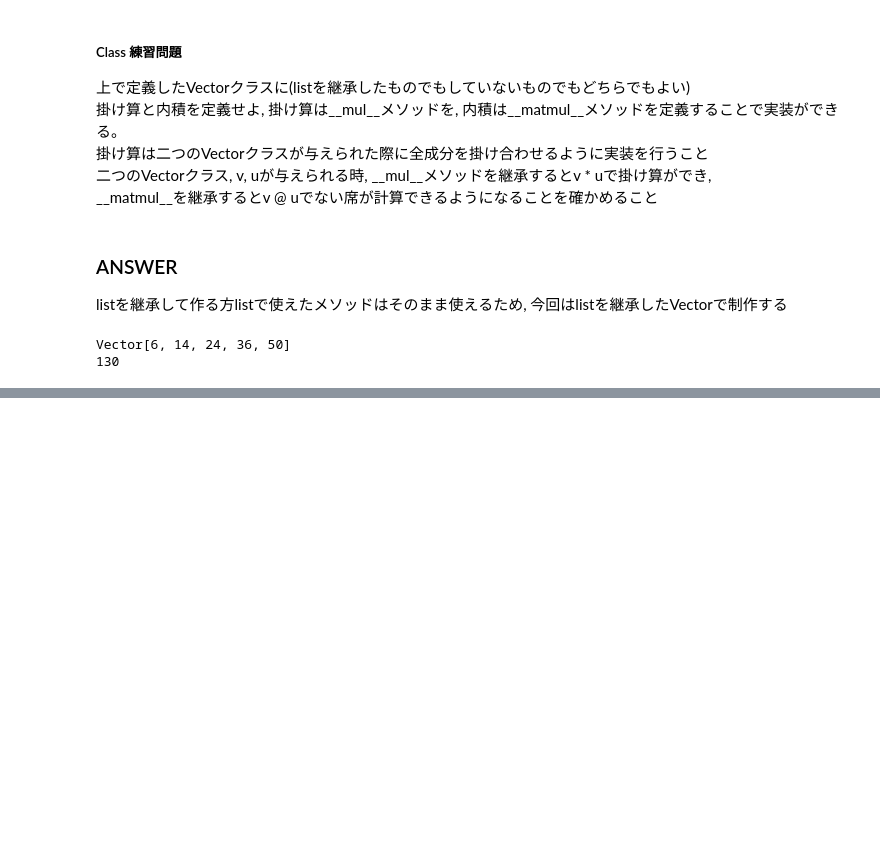
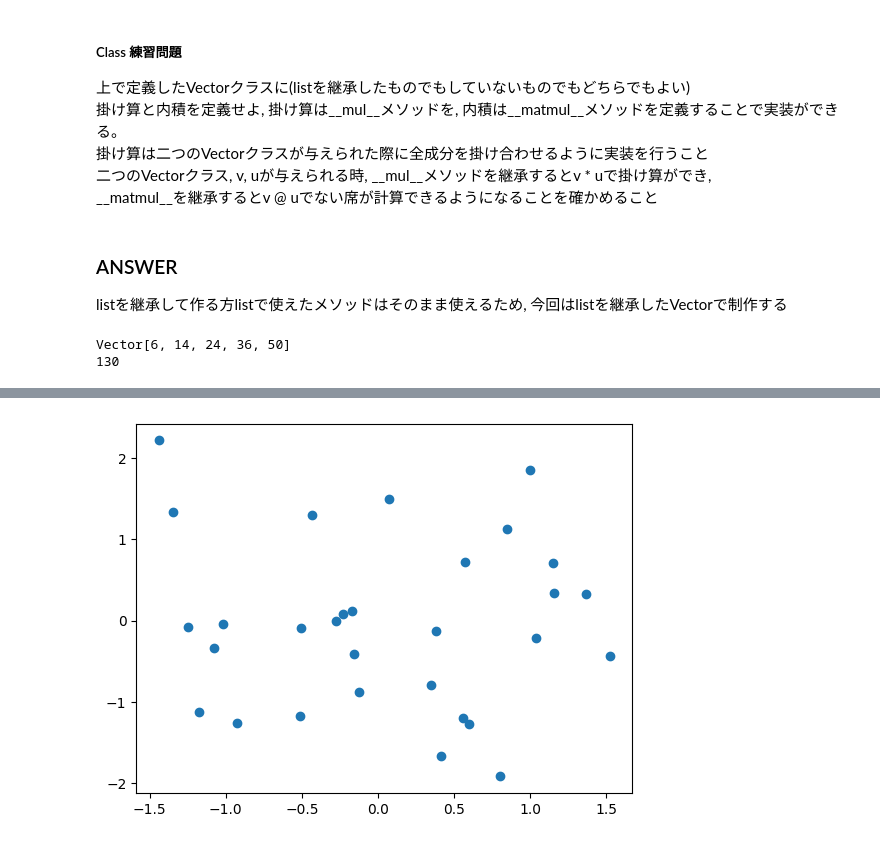
Before and after one commit to SuperHotDogCat/PYTHONWORKSHOP, a Jupyter notebook: python_workshop.ipynb, the cells around one changed output, grey strips where cells are left out. Cells and saved outputs as stored; diff of their text form; code cells hidden in the pictures; blank space fills up the shorter version.

```diff
--- a/python_workshop.ipynb
+++ b/python_workshop.ipynb
@@ -1145,0 +1494,8 @@ Vector[6, 14, 24, 36, 50]
+# %%
+import matplotlib.pyplot as plt
+x = np.random.randn(30)
+y = np.random.randn(30)
+plt.scatter(x, y) #plt.scatter(x, y)には描画したい散布図のx座標, y座標を指定する。今回はnumpyのndarray配列を使ったが, listでも良い
+plt.show()
+# %% [output]
+[figure, added]
```
Also changed, not shown: parts of 71 cells of this notebook.
